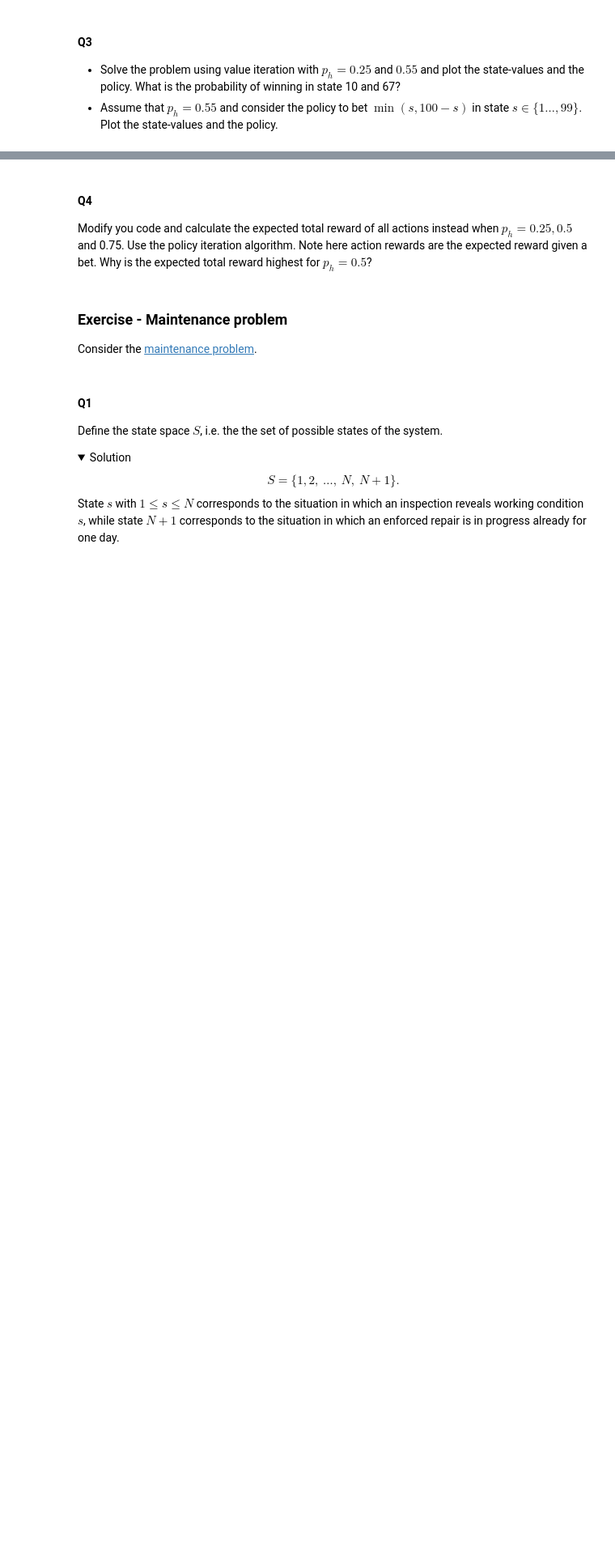
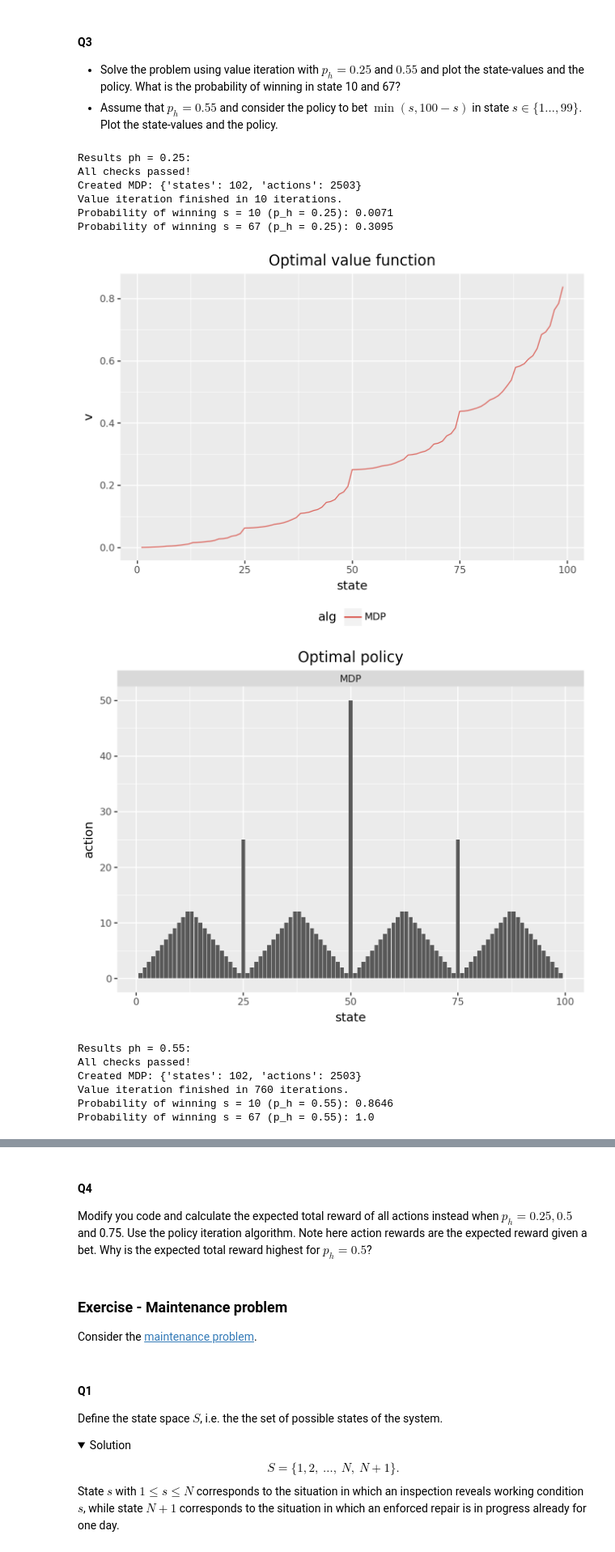
Before and after one commit to Maziger/master-reinforcement-learning, a Jupyter notebook: Notebooks/08_dynamic_programming.ipynb, the cells around one changed output, grey strips where cells are left out. Shown at 81% size. Drawn from its saved outputs; the diff is of its cells as text; code cells hidden in the pictures; folded sections open; blank space fills up the shorter version.

```diff
--- a/Notebooks/08_dynamic_programming.ipynb
+++ b/Notebooks/08_dynamic_programming.ipynb
@@ -1148,40 +1159,90 @@ df_result.set_index("state")
 print("Probability of winning s = 10 (p_h = 0.25):", round(df_result.loc[10, 'v'],4))
 print("Probability of winning s = 67 (p_h = 0.25):", round(df_result.loc[67, 'v'],4))
 
-# Plots
-
+## Plots
 df_result = df_result >> mask(X.state >= 1, X.state <= 99) >> mutate(action = X.action.astype(int))
 pt = (
     ggplot(df_result, aes("state", "v", color = "alg"))
     + geom_line()
     + theme(legend_position='bottom')
     + labs(title = "Optimal value function")
 )
 pt.show()
 
 pt = (
     ggplot(df_result, aes("state", "action"))
     + facet_grid(cols = "alg")
     + geom_col()
     + theme(legend_position='bottom')
     + labs(title = "Optimal policy")
 )
 pt.show()
 
+## p_h = 0.55
+print("Results ph = 0.55:")
+mdp = build_gambler_model(ph = 0.55)
+mdp.value_iteration(1)
+df_result_55 = mdp.get_policy(add_state_values = True) >> mutate(state = X.state.astype(int), alg = "MDP")
+df_result_55.set_index("state")
+print("Probability of winning s = 10 (p_h = 0.55):", round(df_result_55.loc[10, 'v'],4))
+print("Probability of winning s = 67 (p_h = 0.55):", round(df_result_55.loc[67, 'v'],4))
 
-
-## p_h = 0.55
-___
-
+## Plots p_h = 0.55
+df_result_55 = df_result_55 >> mask(X.state >= 1, X.state <= 99) >> mutate(action = X.action.astype(int))
+pt = (
+ ggplot(df_result_55, aes("state", "v", color = "alg"))
+ + geom_line()
+ + theme(legend_position='bottom')
+ + labs(title = "Optimal value function (ph = 0.55)")
+)
+pt.show()
+pt = (
+ ggplot(df_result_55, aes("state", "action"))
+ + facet_grid(cols = "alg")
+ + geom_col()
+ + theme(legend_position='bottom')
+ + labs(title = "Optimal policy (ph = 0.55)")
+)
+pt.show()
 
 ## Fixed policy
 print("Results fixed policy:")
 policy = {str(s): str(min(s, 100-s)) for s in range(1, 100)}
-policy.update({'0': 'Loose', '100': 'Win', '101': 'Dummy'})
+policy.update({'0': 'Lose', '100': 'Win', '101': 'Terminate'}) # Corrected action labels
 mdp.set_deterministic_policy(policy)
 mdp.policy_eval(1)
 df_result = mdp.get_policy(add_state_values = True) >> mutate(state = X.state.astype(int), alg = "Pol")
 df_result.set_index("state")
 
-## Plots
-___
+## Plots for fixed policy
+df_result = df_result >> mask(X.state >= 1, X.state <= 99) >> mutate(action = X.action.astype(int))
+pt = (
+ ggplot(df_result, aes("state", "v", color = "alg"))
+ + geom_line()
+ + theme(legend_position='bottom')
+ + labs(title = "Fixed policy value function (ph = 0.55)")
+)
+pt.show()
+pt = (
+ ggplot(df_result, aes("state", "action"))
+ + facet_grid(cols = "alg")
+ + geom_col()
+ + theme(legend_position='bottom')
+ + labs(title = "Fixed policy: bet min(s, 100-s)")
+)
+pt.show()
+# %% [output]
+Results ph = 0.25:
+All checks passed!
+Created MDP: {'states': 102, 'actions': 2503}
+Value iteration finished in 10 iterations.
+Probability of winning s = 10 (p_h = 0.25): 0.0071
+Probability of winning s = 67 (p_h = 0.25): 0.3095
+[figure, added]
+[figure, added]
+Results ph = 0.55:
+All checks passed!
+Created MDP: {'states': 102, 'actions': 2503}
+Value iteration finished in 760 iterations.
+Probability of winning s = 10 (p_h = 0.55): 0.8646
+Probability of winning s = 67 (p_h = 0.55): 1.0
```
Also changed, not shown: parts of 4 cells of this notebook.
